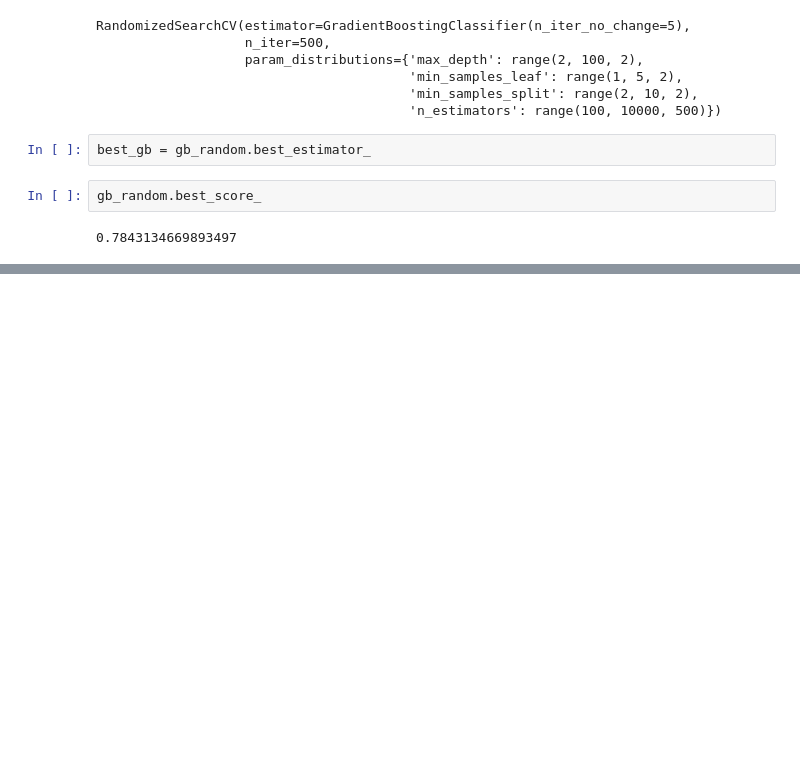
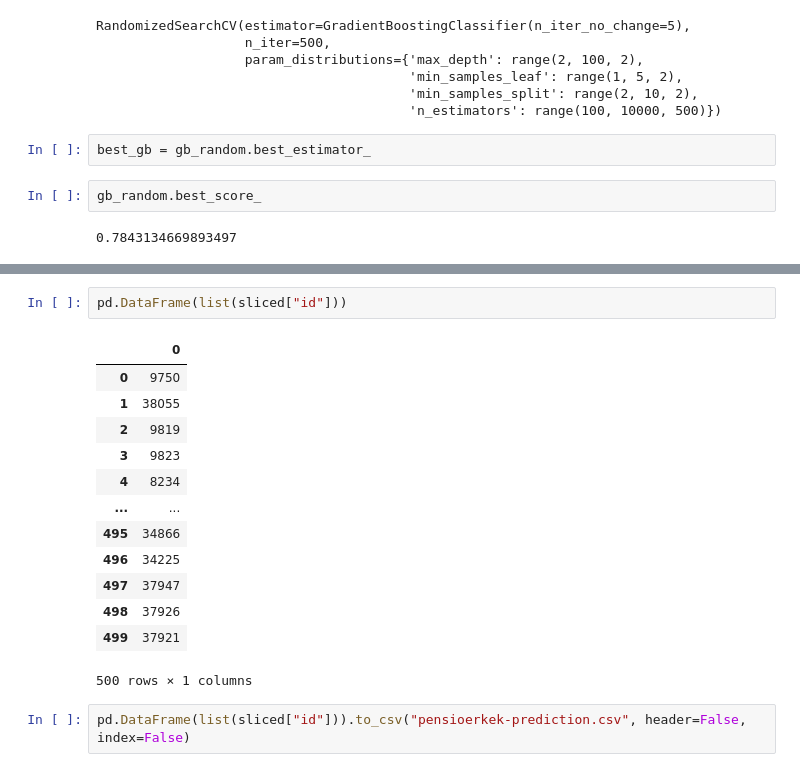
Before and after one commit to beratcabuk/sdshackathon2022, a Jupyter notebook: sdshackathon.ipynb, the cells around one changed output, grey strips where cells are left out. Drawn from its saved outputs; the diff is of its cells as text; blank space fills up the shorter version.

```diff
--- a/sdshackathon.ipynb
+++ b/sdshackathon.ipynb
@@ -739,0 +784,18 @@ Mean Cohen's Kappa 0.5613208569756274 Standard Deviation 0.017754853328253176
+# %%
+pd.DataFrame(list(sliced["id"]))
+# %% [output]
+|  | 0 |
+| 0 | 9750 |
+| 1 | 38055 |
+| 2 | 9819 |
+| 3 | 9823 |
+| 4 | 8234 |
+| ... | ... |
+| 495 | 34866 |
+| 496 | 34225 |
+| 497 | 37947 |
+| 498 | 37926 |
+| 499 | 37921 |
+500 rows × 1 columns
+# %%
+pd.DataFrame(list(sliced["id"])).to_csv("pensioerkek-prediction.csv", header=False, index=False)
```
Also changed, not shown: parts of 8 cells of this notebook, 1 other file.
